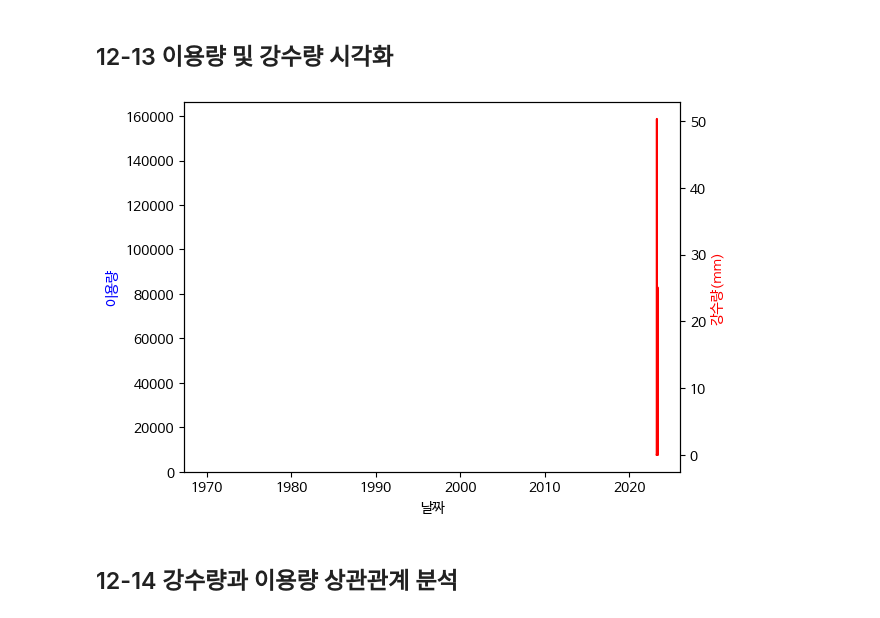
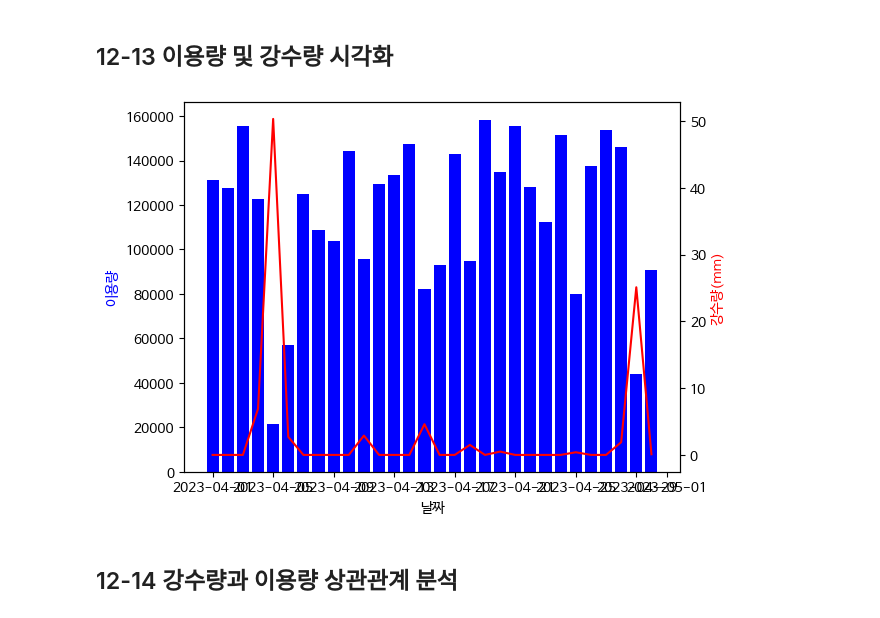
Before and after one commit to tomifezgomez/Data-Analysis-with-Open-Source, a Jupyter notebook: 오픈소스_데이터_분석_12강.ipynb, the cells around one changed output. Saved outputs shown, nothing was run; the diff lists cells and outputs as text; code cells hidden in the pictures.

```diff
--- a/오픈소스_데이터_분석_12강.ipynb
+++ b/오픈소스_데이터_분석_12강.ipynb
@@ -358,22 +358,22 @@ merged_df.head(5)
 # %%
 ## 두 개의 y축을 가진 서브플롯 생성
 fig, ax1 = plt.subplots()
 ax2 = ax1.twinx() ## 두 번째 y축 생성
 
 ## 첫 번째 y축에 이용량 막대 그래프 그리기
-ax1.bar(merged_df.index, merged_df['이용량'], color='b')
+ax1.bar(merged_df['일시'], merged_df['이용량'], color='b')
 ## 두 번째 y축에 강수량 꺾은선 그래프 그리기
 ax2.plot(merged_df['일시'], merged_df['강수량(mm)'], color='r')
 
 ## x축 및 y축 레이블 설정
 ax1.set_xlabel('날짜')
 ax1.set_ylabel('이용량', color='b')
 ax2.set_ylabel('강수량(mm)', color='r')
 
 ## 그래프 표시
 plt.show()
 # %% [output]
-[figure, old version]
+[figure, new version]
 # %% [markdown]
 ## 12-14 강수량과 이용량 상관관계 분석
 # %%
```
Also changed, not shown: parts of 2 cells of this notebook.
